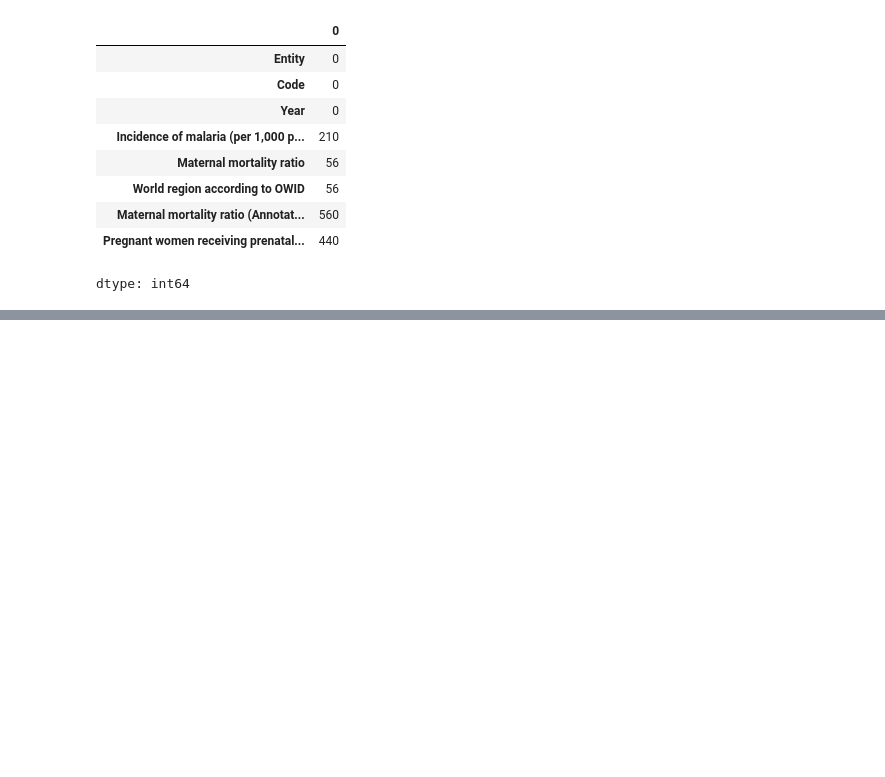
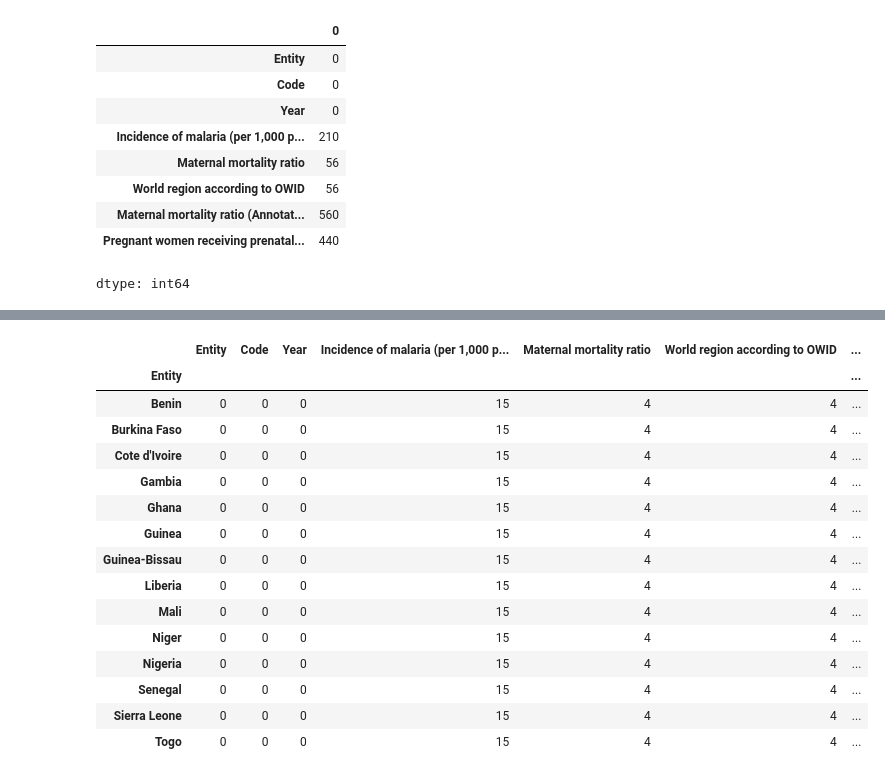
Before and after one commit to Cothilyba77/Projet_final_Force_N, a Jupyter notebook: Exploration de données.ipynb, the cells around one changed output, grey strips where cells are left out. Saved outputs shown, nothing was run; the diff lists cells and outputs as text; code cells hidden in the pictures; blank space fills up the shorter version.

```diff
--- a/Exploration de données.ipynb
+++ b/Exploration de données.ipynb
@@ -118 +130,21 @@ dtype: int64
+# %%
+missing_by_entity = df_westafrica.groupby('Entity').apply(lambda x: x.isnull().sum())
+display(missing_by_entity)
+# %% [output]
+|  | Entity | Code | Year | Incidence of malaria (per 1,000 p... | Maternal mortality ratio | World region according to OWID | ... |
+| Entity |  |  |  |  |  |  | ... |
+| Benin | 0 | 0 | 0 | 15 | 4 | 4 | ... |
+| Burkina Faso | 0 | 0 | 0 | 15 | 4 | 4 | ... |
+| Cote d'Ivoire | 0 | 0 | 0 | 15 | 4 | 4 | ... |
+| Gambia | 0 | 0 | 0 | 15 | 4 | 4 | ... |
+| Ghana | 0 | 0 | 0 | 15 | 4 | 4 | ... |
+| Guinea | 0 | 0 | 0 | 15 | 4 | 4 | ... |
+| Guinea-Bissau | 0 | 0 | 0 | 15 | 4 | 4 | ... |
+| Liberia | 0 | 0 | 0 | 15 | 4 | 4 | ... |
+| Mali | 0 | 0 | 0 | 15 | 4 | 4 | ... |
+| Niger | 0 | 0 | 0 | 15 | 4 | 4 | ... |
+| Nigeria | 0 | 0 | 0 | 15 | 4 | 4 | ... |
+| Senegal | 0 | 0 | 0 | 15 | 4 | 4 | ... |
+| Sierra Leone | 0 | 0 | 0 | 15 | 4 | 4 | ... |
+| Togo | 0 | 0 | 0 | 15 | 4 | 4 | ... |
 # %%
```
Also changed, not shown: parts of 4 cells of this notebook.
